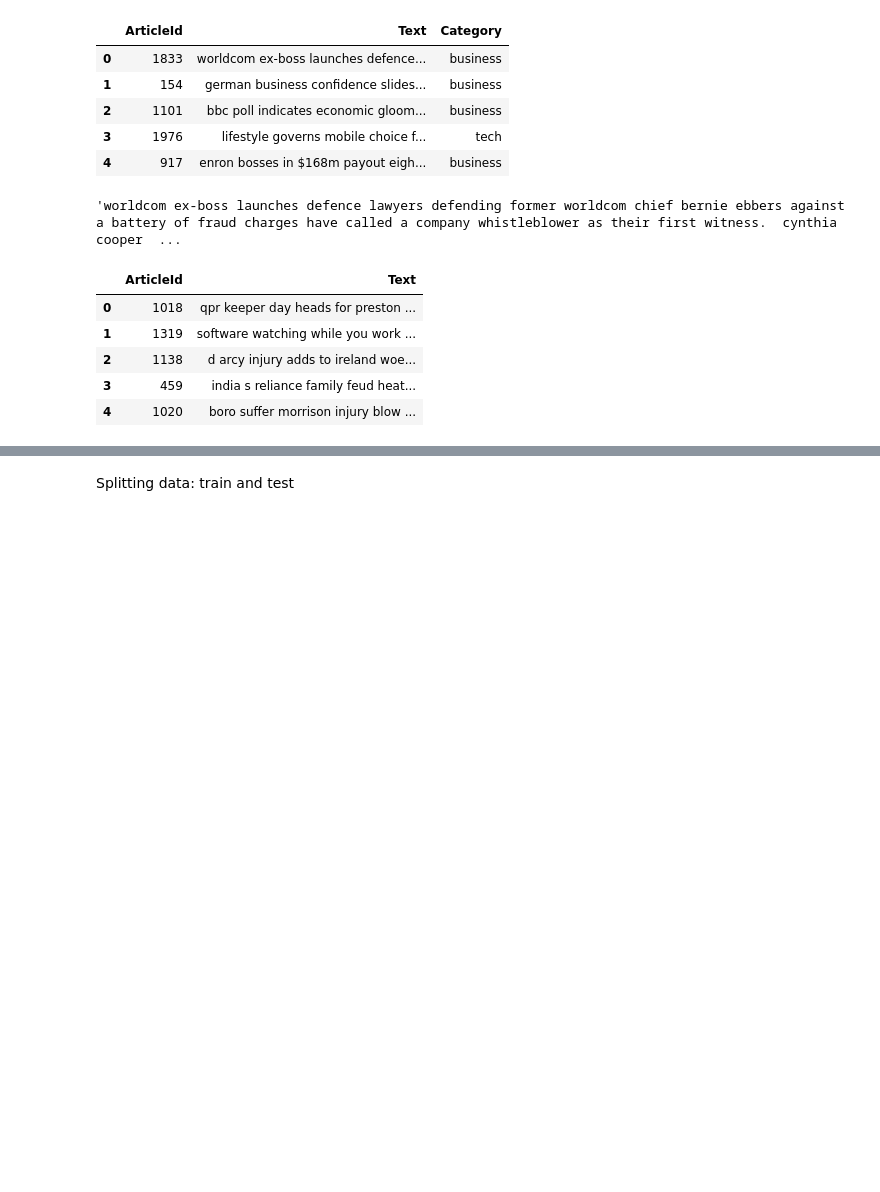
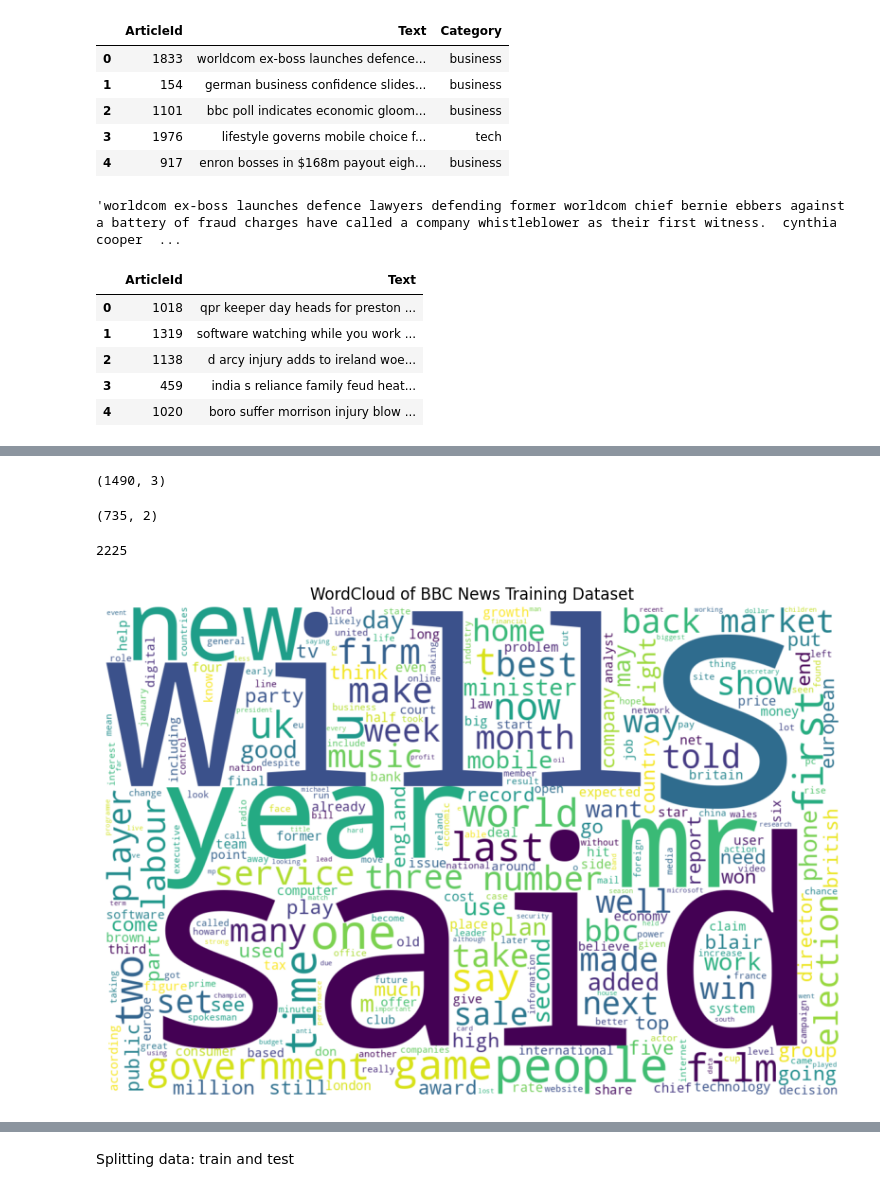
Before and after one commit to irungus/TUDA, a Jupyter notebook: TUDA.ipynb, the cells around one changed output, grey strips where cells are left out. Drawn from its saved outputs; the diff is of its cells as text; code cells hidden in the pictures; blank space fills up the shorter version.

```diff
--- a/TUDA.ipynb
+++ b/TUDA.ipynb
@@ -221,6 +222,3 @@ df_test.head()
 import pandas_profiling
 profile = pandas_profiling.ProfileReport(df_train)
 profile.to_file("my_report.html")
-# %%
-plt.figure(figsize=(10,8))
-wordcloud=WordCloud(max)
@@ -226,0 +287,33 @@ wordcloud=WordCloud(max)
+# %%
+df_train.shape
+# %% [output]
+(1490, 3)
+# %%
+df_test.shape
+# %% [output]
+(735, 2)
+# %%
+df_train.shape[0] + df_test.shape[0]
+# %% [output]
+2225
+# %%
+from wordcloud import WordCloud
+
+plt.figure(figsize=(10,8))
+
+wordcloud = WordCloud(
+    max_words=300,
+    width=1200,
+    height=800,
+    background_color='white',
+    collocations=False
+).generate(" ".join(df_train['Text']))
+
+plt.grid(None)
+plt.title("WordCloud of BBC News Training Dataset")
+plt.axis('off')
+
+plt.imshow(wordcloud, interpolation="bilinear")
+plt.show()
+# %% [output]
+[figure, added]
```
Also changed, not shown: parts of 21 cells of this notebook.
